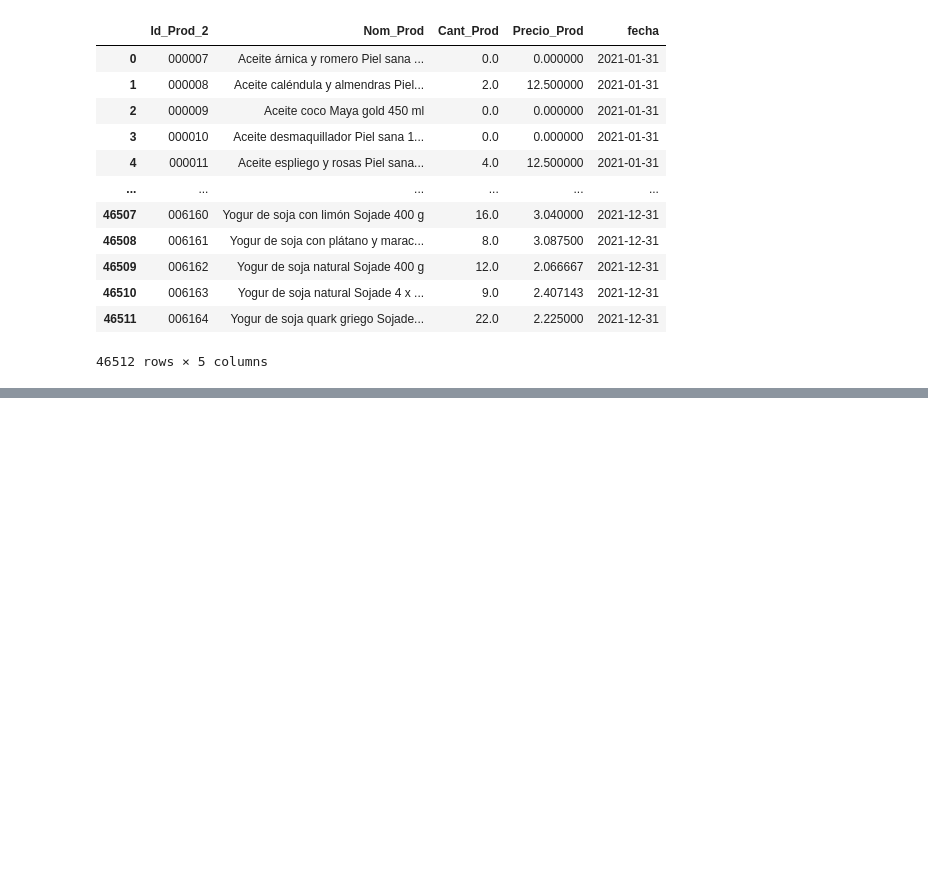
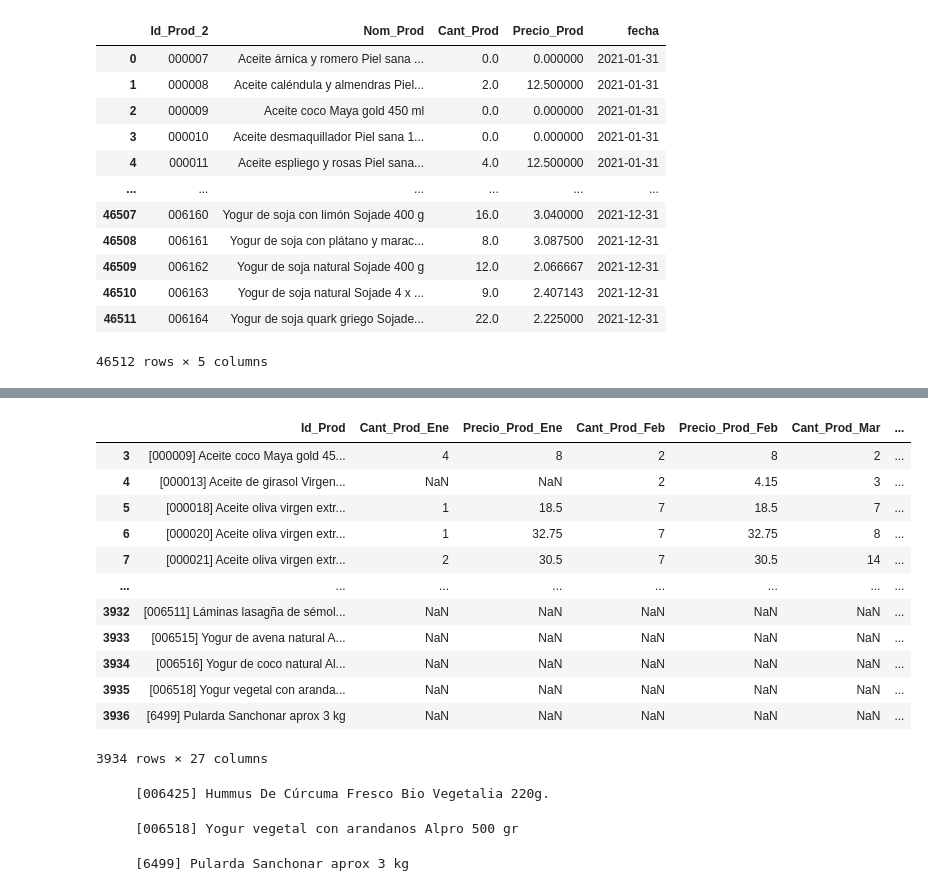
Before and after one commit to Factoria-F5-AI-Bootcamp-1-Edicion/Proyecto_Osa, a Jupyter notebook: Osa_limpieza.ipynb, the cells around one changed output, grey strips where cells are left out. Drawn from its saved outputs; the diff is of its cells as text; code cells hidden in the pictures; blank space fills up the shorter version.

```diff
--- a/Osa_limpieza.ipynb
+++ b/Osa_limpieza.ipynb
@@ -822,0 +901,33 @@ dfventas_con_cero
+# %%
+# Eliminar 3 filas
+ventas_2022_new = ventas_2022.drop([0, 1,2])
+ventas_2022_new
+# %% [output]
+|  | Id_Prod | Cant_Prod_Ene | Precio_Prod_Ene | Cant_Prod_Feb | Precio_Prod_Feb | Cant_Prod_Mar | ... |
+| 3 | [000009] Aceite coco Maya gold 45... | 4 | 8 | 2 | 8 | 2 | ... |
+| 4 | [000013] Aceite de girasol Virgen... | NaN | NaN | 2 | 4.15 | 3 | ... |
+| 5 | [000018] Aceite oliva virgen extr... | 1 | 18.5 | 7 | 18.5 | 7 | ... |
+| 6 | [000020] Aceite oliva virgen extr... | 1 | 32.75 | 7 | 32.75 | 8 | ... |
+| 7 | [000021] Aceite oliva virgen extr... | 2 | 30.5 | 7 | 30.5 | 14 | ... |
+| ... | ... | ... | ... | ... | ... | ... | ... |
+| 3932 | [006511] Láminas lasagña de sémol... | NaN | NaN | NaN | NaN | NaN | ... |
+| 3933 | [006515] Yogur de avena natural A... | NaN | NaN | NaN | NaN | NaN | ... |
+| 3934 | [006516] Yogur de coco natural Al... | NaN | NaN | NaN | NaN | NaN | ... |
+| 3935 | [006518] Yogur vegetal con aranda... | NaN | NaN | NaN | NaN | NaN | ... |
+| 3936 | [6499] Pularda Sanchonar aprox 3 kg | NaN | NaN | NaN | NaN | NaN | ... |
+3934 rows × 27 columns
+# %%
+registro = ventas_2022_new.Id_Prod.loc[3875]
+print(registro)
+# %% [output]
+     [006425] Hummus De Cúrcuma Fresco Bio Vegetalia 220g.
+# %%
+registro = ventas_2022_new.Id_Prod.loc[3935]
+print(registro)
+# %% [output]
+     [006518] Yogur vegetal con arandanos Alpro 500 gr
+# %%
+registro = ventas_2022_new.Id_Prod.loc[3936]
+print(registro)
+# %% [output]
+     [6499] Pularda Sanchonar aprox 3 kg
```
Also changed, not shown: parts of 47 cells of this notebook, 1 other file.
